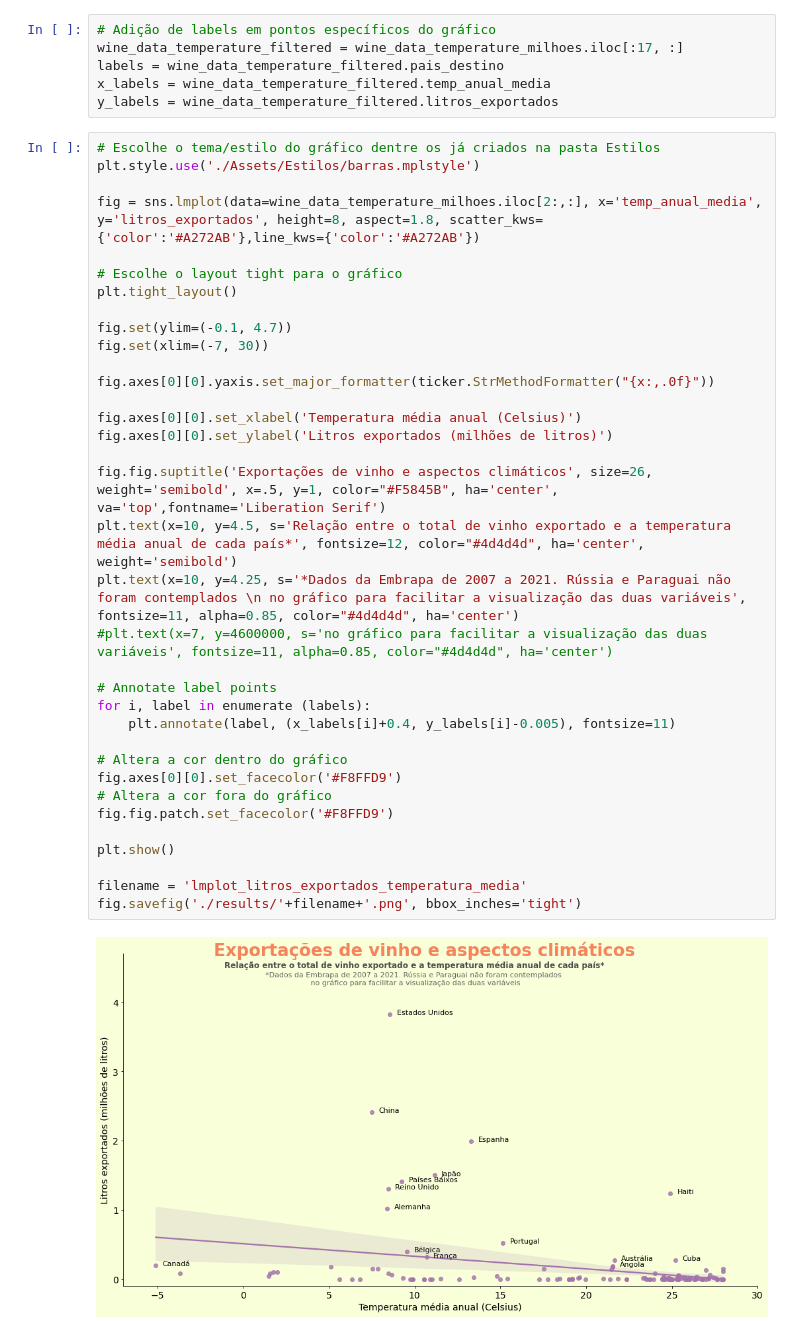
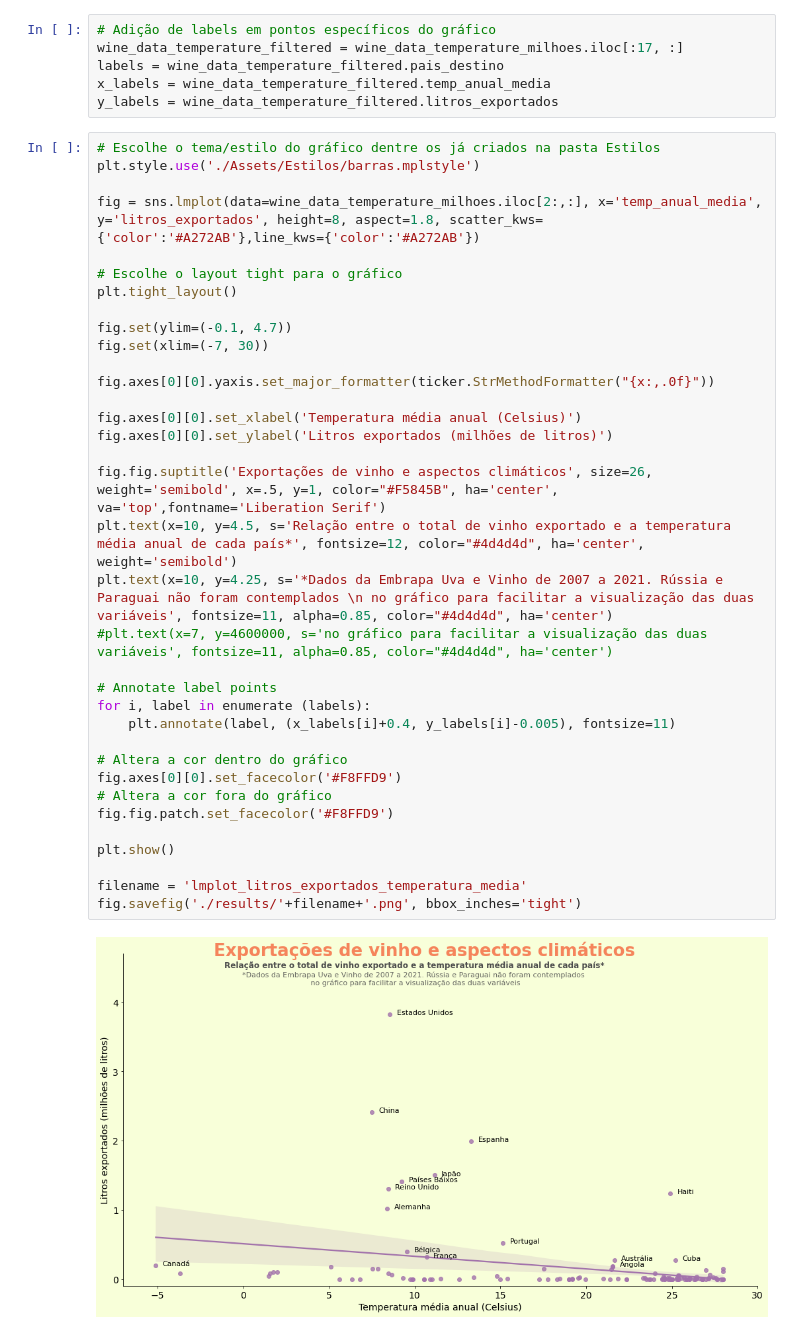
Before and after one commit to jackson-simionato/fase1_pos_tech_challenge_wine, a Jupyter notebook: fase 1 - tech challenge (vinhos).ipynb, the cells around one changed output. Cells and saved outputs as stored; diff of their text form.

```diff
--- a/fase 1 - tech challenge (vinhos).ipynb
+++ b/fase 1 - tech challenge (vinhos).ipynb
@@ -831,32 +833,32 @@ fig = sns.lmplot(data=wine_data_temperature_milhoes.iloc[2:,:], x='temp_anual_me
 
 # Escolhe o layout tight para o gráfico
 plt.tight_layout()
 
 fig.set(ylim=(-0.1, 4.7))
 fig.set(xlim=(-7, 30))
 
 fig.axes[0][0].yaxis.set_major_formatter(ticker.StrMethodFormatter("{x:,.0f}"))
 
 fig.axes[0][0].set_xlabel('Temperatura média anual (Celsius)')
 fig.axes[0][0].set_ylabel('Litros exportados (milhões de litros)')
 
 fig.fig.suptitle('Exportações de vinho e aspectos climáticos', size=26, weight='semibold', x=.5, y=1, color="#F5845B", ha='center', va='top',fontname='Liberation Serif')
 plt.text(x=10, y=4.5, s='Relação entre o total de vinho exportado e a temperatura média anual de cada país*', fontsize=12, color="#4d4d4d", ha='center', weight='semibold')
-plt.text(x=10, y=4.25, s='*Dados da Embrapa de 2007 a 2021. Rússia e Paraguai não foram contemplados \n no gráfico para facilitar a visualização das duas variáveis', fontsize=11, alpha=0.85, color="#4d4d4d", ha='center')
+plt.text(x=10, y=4.25, s='*Dados da Embrapa Uva e Vinho de 2007 a 2021. Rússia e Paraguai não foram contemplados \n no gráfico para facilitar a visualização das duas variáveis', fontsize=11, alpha=0.85, color="#4d4d4d", ha='center')
 #plt.text(x=7, y=4600000, s='no gráfico para facilitar a visualização das duas variáveis', fontsize=11, alpha=0.85, color="#4d4d4d", ha='center')
 
 # Annotate label points
 for i, label in enumerate (labels):
     plt.annotate(label, (x_labels[i]+0.4, y_labels[i]-0.005), fontsize=11)
 
 # Altera a cor dentro do gráfico
 fig.axes[0][0].set_facecolor('#F8FFD9')
 # Altera a cor fora do gráfico
 fig.fig.patch.set_facecolor('#F8FFD9')
 
 plt.show()
 
 filename = 'lmplot_litros_exportados_temperatura_media'
 fig.savefig('./results/'+filename+'.png', bbox_inches='tight')
 # %% [output]
-[figure, old version]
+[figure, new version]
```
Also changed, not shown: parts of 26 cells of this notebook, 8 other files.
